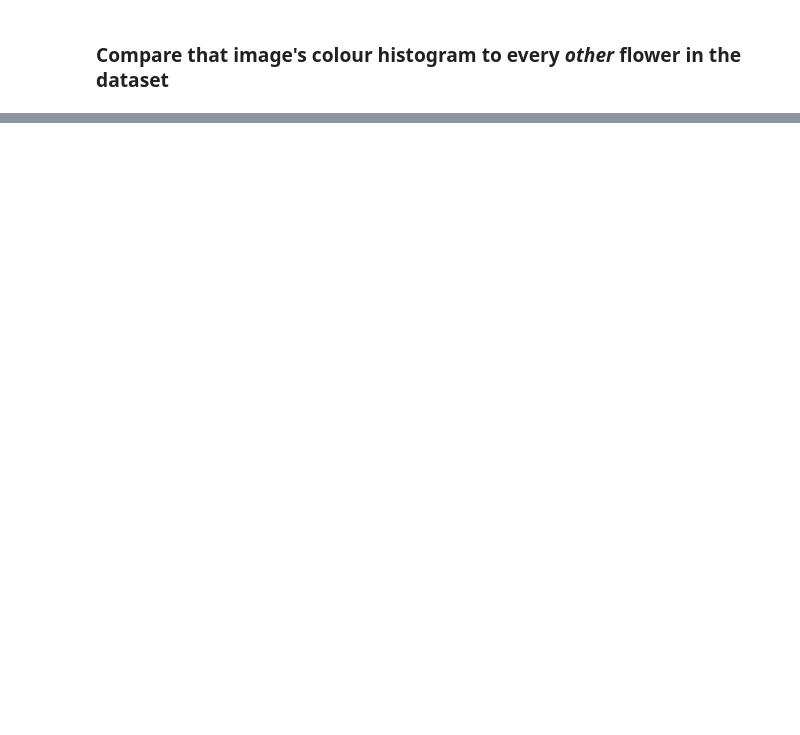
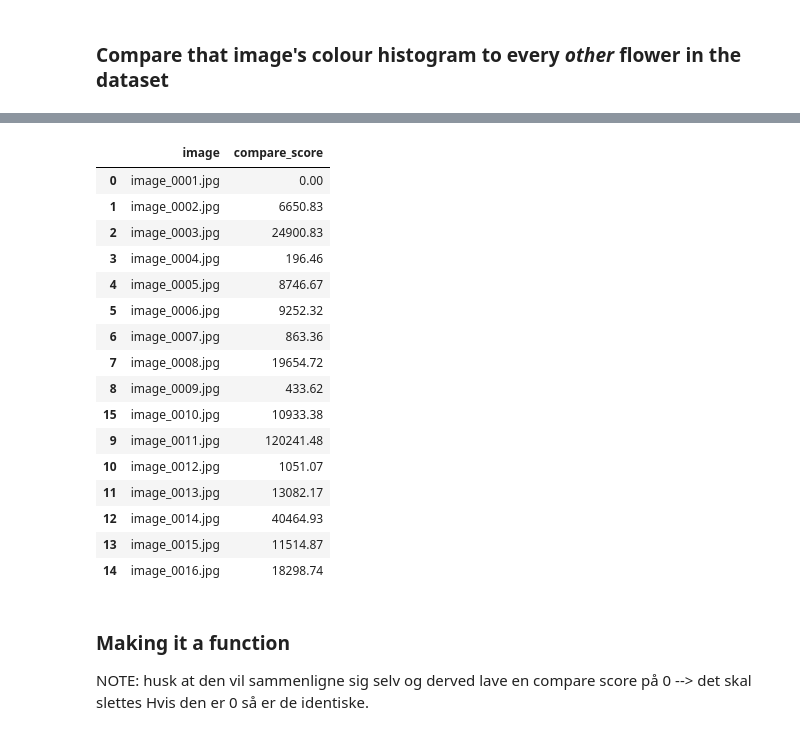
Before and after one commit to rikkeuldbaek/cds-visual, a Jupyter notebook: nbs/session3_inclass_ru.ipynb, the cells around one changed output, grey strips where cells are left out. Saved outputs shown, nothing was run; the diff lists cells and outputs as text; code cells hidden in the pictures; blank space fills up the shorter version.

Commit message:
function

```diff
--- a/nbs/session3_inclass_ru.ipynb
+++ b/nbs/session3_inclass_ru.ipynb
@@ -327,10 +327,7 @@ This in-class exercise is going to be *Assignment 1* for Visual Analytics, desig
 ### Pick a random flower from the dataset, load it, and normalize it
 # %%
 # load flower:
-flower = cv2.imread(os.path.join("..", "..", "..", "431824", "flowers", "image_0021.jpg"))
-
-# beautiful
-jimshow(flower, "Flower")
+flower = cv2.imread(os.path.join("..", "..", "..", "431824", "flowers", "image_0001.jpg"))
 
 # extract histogram from chosen flower image
 chosen_flower_hist = cv2.calcHist([flower], [0,1,2], None, [256,256,256], [0,256, 0,256, 0,256])
@@ -355,15 +350,33 @@ print(flower_path)
 
 # looping over all images in flowers
 for i in os.listdir(flower_path):
-    flower_images = cv2.imread(os.path.join(flower_path, i)) #read the images
-    all_hist = cv2.calcHist([flower_images], [0,1,2], None, [256,256,256], [0,256, 0,256, 0,256]) #create a hist
+    flower_images = cv2.imread(os.path.join(flower_path, i)) #read the image
+    #print(flower_images.shape)
+
+    # Make histogram
+    all_hist = cv2.calcHist([flower_images], [0,1,2], None, [256,256,256], [0,256, 0,256, 0,256])
     all_hist_normalized = cv2.normalize(all_hist, all_hist, 0, 1.0, cv2.NORM_MINMAX)
 
+    # Calculate compare scores for imageg and all other images in folder
+    compare_scores =round(cv2.compareHist(chosen_flower_hist, all_hist_normalized, cv2.HISTCMP_CHISQR), 2)
+    df = df.append({"image": i,"compare_score":compare_scores}, ignore_index=True)
+
+    # Find top 5
+    df["image"] = np.where(df[df.drop("image") == filename])
+
+    #df['c3'] = np.where(df[df.drop('c3', axis=1).columns].eq(df['c3'], axis=0).any(axis=1),
+                    #"", df['c3'])
+    #df2 = df[ (df['Fee'] >= 22000) & (df['Discount'] == 2300)]
+    #for i in df["compare_score"]
+    #    if i == 0:
 
 
-    for i in all_hist_normalized:
-        compare_score =round(cv2.compareHist(i, chosen_flower_hist, cv2.HISTCMP_CHISQR), 2)
-        print(compare_score)
+    #if df["compare_score"]
+
+
+    #sort alfabetically
+    df=df.sort_values('image')
+
 
 
 
@@ -376,0 +387,25 @@ error: OpenCV(4.7.0) /io/opencv/modules/imgproc/src/histogram.cpp:2031: error: (
+# %%
+df
+# %% [output]
+|  | image | compare_score |
+| 0 | image_0001.jpg | 0.00 |
+| 1 | image_0002.jpg | 6650.83 |
+| 2 | image_0003.jpg | 24900.83 |
+| 3 | image_0004.jpg | 196.46 |
+| 4 | image_0005.jpg | 8746.67 |
+| 5 | image_0006.jpg | 9252.32 |
+| 6 | image_0007.jpg | 863.36 |
+| 7 | image_0008.jpg | 19654.72 |
+| 8 | image_0009.jpg | 433.62 |
+| 15 | image_0010.jpg | 10933.38 |
+| 9 | image_0011.jpg | 120241.48 |
+| 10 | image_0012.jpg | 1051.07 |
+| 11 | image_0013.jpg | 13082.17 |
+| 12 | image_0014.jpg | 40464.93 |
+| 13 | image_0015.jpg | 11514.87 |
+| 14 | image_0016.jpg | 18298.74 |
+# %% [markdown]
+### Making it a function
+
+NOTE: husk at den vil sammenligne sig selv og derved lave en compare score på 0 --> det skal slettes
+Hvis den er 0 så er de identiske.
```
Also changed, not shown: parts of 5 cells of this notebook, 1 other file.
